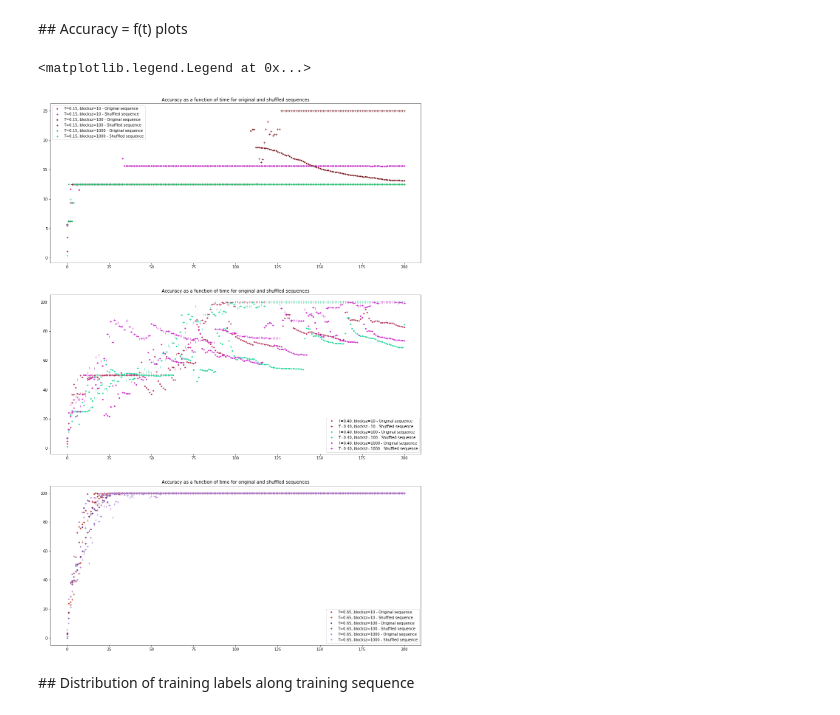
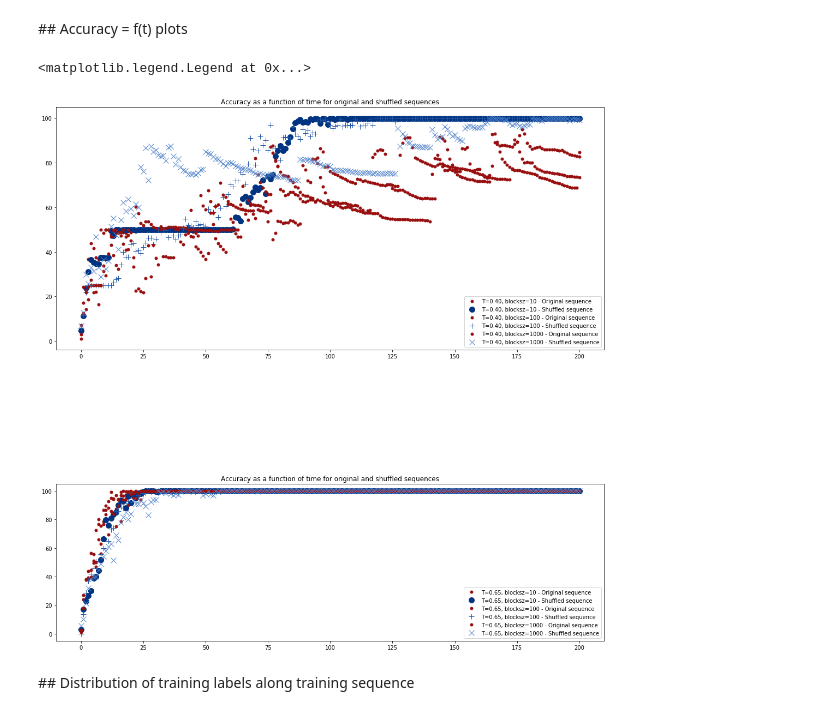
Before and after one commit to Brossollet-Antonin/Ultrametric-benchmark, a Jupyter notebook: notebooks/data_analysis.ipynb, the cells around one changed output. Cells and saved outputs as stored; diff of their text form; code cells hidden in the pictures.

Commit message:
Modifying notebooks to plot averaged responses

```diff
--- a/notebooks/data_analysis.ipynb
+++ b/notebooks/data_analysis.ipynb
@@ -374,83 +348,66 @@ atc_ax.legend()
 # %% [markdown]
 ## Accuracy = f(t) plots
 # %%
-acc_fig = plt.figure(figsize=(18,3*9))
+acc_fig = plt.figure(figsize=(18,2*9))
 
-acc_ax = plt.subplot(311)
-for params in [(0.15, 10), (0.15, 100), (0.15, 1000)]:
+hsv_orig = (0, 0.9, 0.6)
+markers = ['o','+','x']
 
-    color = np.random.rand(3,)
+
+acc_ax = plt.subplot(211)
+for param_id, params in enumerate([(0.4, 10), (0.4, 100), (0.4, 1000)]):
+
+    hsv_shfl = tuple([0.6, 1-param_id*0.2, 0.5+param_id*0.15])
 
     acc_ax.plot(
         rs.var_acc_orig[params][:,0],
         marker = '.',
+        markersize=10,
         ls = 'none',
-        color = color,
+        color = hsv_to_rgb(hsv_orig),
         label='T={0:.2f}, blocksz={1:d} - Original sequence'.format(params[0], params[1])
     )
 
     acc_ax.plot(
         rs.var_acc_shfl[params][:,0],
-        marker='+',
+        marker=markers[param_id],
+        markersize=10,
         ls = 'none',
-        color = color,
-        label='T={0:.2f}, blocksz={1:d} - Shuffled sequence'.format(params[0], params[1])
-    )
-
-plt.title('Accuracy as a function of time for original and shuffled sequences')
-acc_ax.legend()
-
-
-acc_ax = plt.subplot(312)
-for params in [(0.4, 10), (0.4, 100), (0.4, 1000)]:
-
-    color = np.random.rand(3,)
-
-    acc_ax.plot(
-        rs.var_acc_orig[params][:,0],
-        marker = '.',
-        ls = 'none',
-        color = color,
-        label='T={0:.2f}, blocksz={1:d} - Original sequence'.format(params[0], params[1])
-    )
-
-    acc_ax.plot(
-        rs.var_acc_shfl[params][:,0],
-        marker='+',
-        ls = 'none',
-        color = color,
+        color = hsv_to_rgb(hsv_shfl),
         label='T={0:.2f}, blocksz={1:d} - Shuffled sequence'.format(params[0], params[1])
     )
 
 plt.title('Accuracy as a function of time for original and shuffled sequences')
 acc_ax.legend()
 
 acc_ax = plt.subplot(313)
-for params in [(0.65, 10), (0.65, 100), (0.65, 1000)]:
+for param_id, params in enumerate([(0.65, 10), (0.65, 100), (0.65, 1000)]):
 
-    color = np.random.rand(3,)
+    hsv_shfl = tuple([0.6, 1-param_id*0.2, 0.5+param_id*0.15])
 
     acc_ax.plot(
         rs.var_acc_orig[params][:,0],
         marker = '.',
+        markersize=10,
         ls = 'none',
-        color = color,
+        color = hsv_to_rgb(hsv_orig),
         label='T={0:.2f}, blocksz={1:d} - Original sequence'.format(params[0], params[1])
     )
 
     acc_ax.plot(
         rs.var_acc_shfl[params][:,0],
-        marker='+',
+        marker=markers[param_id],
+        markersize=10,
         ls = 'none',
-        color = color,
+        color = hsv_to_rgb(hsv_shfl),
         label='T={0:.2f}, blocksz={1:d} - Shuffled sequence'.format(params[0], params[1])
     )
 
 plt.title('Accuracy as a function of time for original and shuffled sequences')
 acc_ax.legend()
 # %% [output]
 <matplotlib.legend.Legend at 0x...>
-[figure, old version]
+[figure, new version]
 # %% [markdown]
 ## Distribution of training labels along training sequence
 # %%
```
Also changed, not shown: parts of 8 cells of this notebook, 3 other files.
